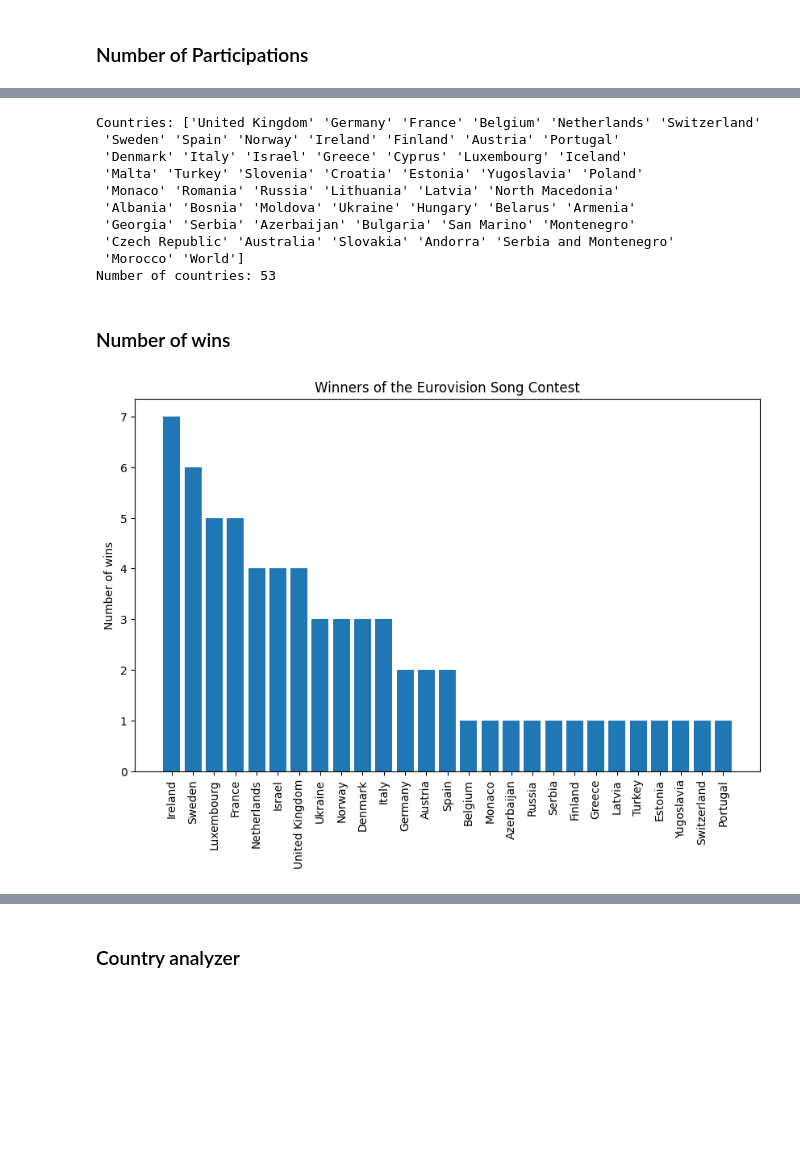
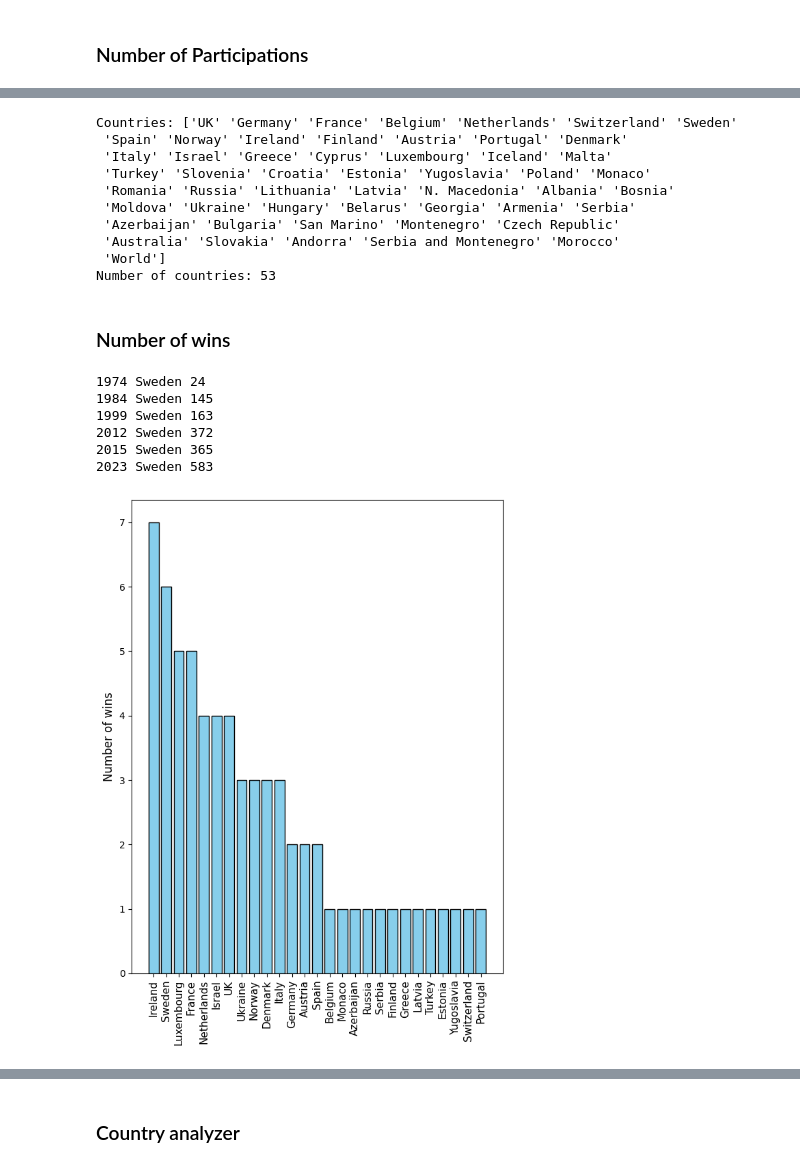
Before and after one commit to Mate1Coll/Eurovision_Contest_Analysis, a Jupyter notebook: Notebook.ipynb, the cells around one changed output, grey strips where cells are left out. Cells and saved outputs as stored; diff of their text form; code cells hidden in the pictures; blank space fills up the shorter version.

```diff
--- a/Notebook.ipynb
+++ b/Notebook.ipynb
@@ -93,7 +94,7 @@ country_id_to_name = {
     'es': 'Spain',
     'fi': 'Finland',
     'fr': 'France',
-    'gb': 'United Kingdom',
+    'gb': 'UK',
     'ge': 'Georgia',
     'gr': 'Greece',
     'hr': 'Croatia',
@@ -109,7 +110,7 @@ country_id_to_name = {
     'mc': 'Monaco',
     'md': 'Moldova',
     'me': 'Montenegro',
-    'mk': 'North Macedonia',
+    'mk': 'N. Macedonia',
     'mt': 'Malta',
     'nl': 'Netherlands',
     'no': 'Norway',
@@ -226,15 +228,15 @@ countries = np.array(participation_counts['country'])
 print('Countries:', countries)
 print('Number of countries:', len(countries))
 # %% [output]
-Countries: ['United Kingdom' 'Germany' 'France' 'Belgium' 'Netherlands' 'Switzerland'
- 'Sweden' 'Spain' 'Norway' 'Ireland' 'Finland' 'Austria' 'Portugal'
- 'Denmark' 'Italy' 'Israel' 'Greece' 'Cyprus' 'Luxembourg' 'Iceland'
- 'Malta' 'Turkey' 'Slovenia' 'Croatia' 'Estonia' 'Yugoslavia' 'Poland'
- 'Monaco' 'Romania' 'Russia' 'Lithuania' 'Latvia' 'North Macedonia'
- 'Albania' 'Bosnia' 'Moldova' 'Ukraine' 'Hungary' 'Belarus' 'Armenia'
- 'Georgia' 'Serbia' 'Azerbaijan' 'Bulgaria' 'San Marino' 'Montenegro'
- 'Czech Republic' 'Australia' 'Slovakia' 'Andorra' 'Serbia and Montenegro'
- 'Morocco' 'World']
+Countries: ['UK' 'Germany' 'France' 'Belgium' 'Netherlands' 'Switzerland' 'Sweden'
+ 'Spain' 'Norway' 'Ireland' 'Finland' 'Austria' 'Portugal' 'Denmark'
+ 'Italy' 'Israel' 'Greece' 'Cyprus' 'Luxembourg' 'Iceland' 'Malta'
+ 'Turkey' 'Slovenia' 'Croatia' 'Estonia' 'Yugoslavia' 'Poland' 'Monaco'
+ 'Romania' 'Russia' 'Lithuania' 'Latvia' 'N. Macedonia' 'Albania' 'Bosnia'
+ 'Moldova' 'Ukraine' 'Hungary' 'Belarus' 'Georgia' 'Armenia' 'Serbia'
+ 'Azerbaijan' 'Bulgaria' 'San Marino' 'Montenegro' 'Czech Republic'
+ 'Australia' 'Slovakia' 'Andorra' 'Serbia and Montenegro' 'Morocco'
+ 'World']
 Number of countries: 53
 # %% [markdown]
 ### Number of wins
@@ -259,26 +261,36 @@ for year in range(initial_year, final_year + 1):
         winner = table.index[0]
     points = table.iloc[0]
     win_table.append(winner)
-    # print(year, winner, points)
+    if winner=='Sweden':
+        print(year, winner, points)
+
 
 # Convert the result to a DataFrame
 win_table = pd.DataFrame(win_table, columns=['country'])
 win_table = win_table['country'].value_counts().reset_index()
 win_table.columns = ['country', 'win_count']
+# %% [output]
+1974 Sweden 24
+1984 Sweden 145
+1999 Sweden 163
+2012 Sweden 372
+2015 Sweden 365
+2023 Sweden 583
 # %%
 
 cw = win_table['win_count']
 x = win_table['country']
 
 idx_sort = cw.argsort()
 cw = cw[idx_sort[::-1]]
 x = x[idx_sort[::-1]]
 
-plt.figure(figsize=(10, 6))
-plt.bar(x, cw)
-plt.xticks(rotation=90)
-plt.ylabel('Number of wins')
-plt.title('Winners of the Eurovision Song Contest')
+plt.figure(figsize=(7, 9))
+plt.bar(x, cw, color='skyblue', edgecolor='black')
+plt.xticks(rotation=90, fontsize=11)
+plt.ylabel('Number of wins', fontsize=12)
+# plt.title('Winners of the Eurovision Song Contest')
+plt.savefig('Images/Winners_of_the_Eurovision_Song_Contest.png')
 plt.show()
 # %% [output]
-[figure, old version]
+[figure, new version]
```
Also changed, not shown: parts of 41 cells of this notebook, 9 other files.
